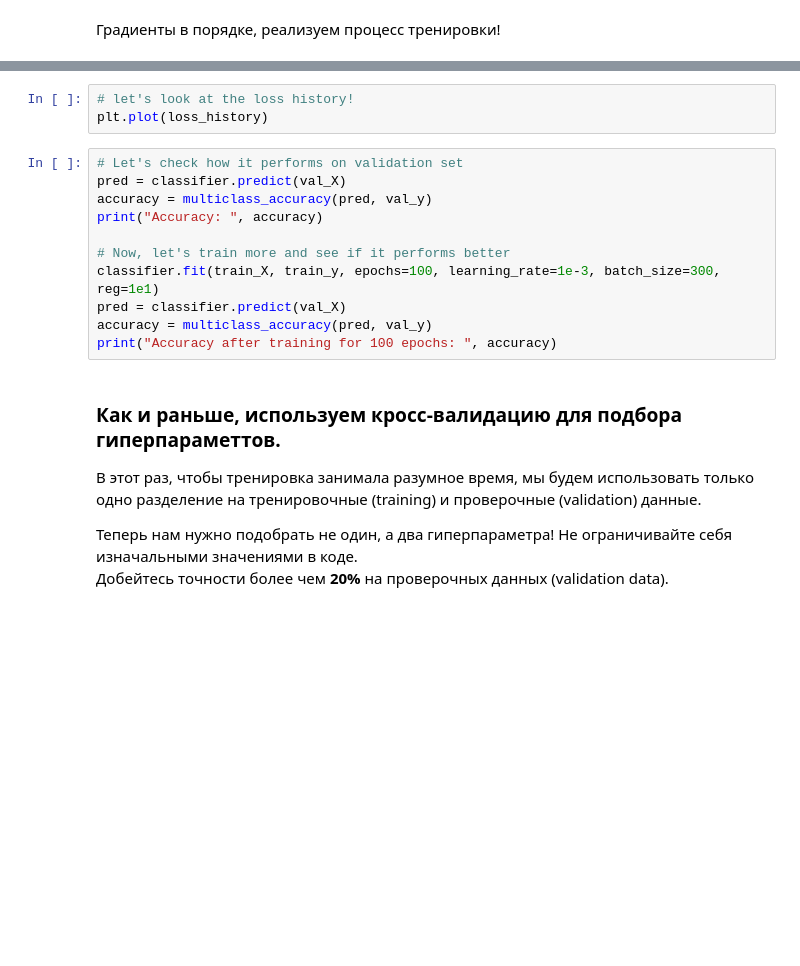
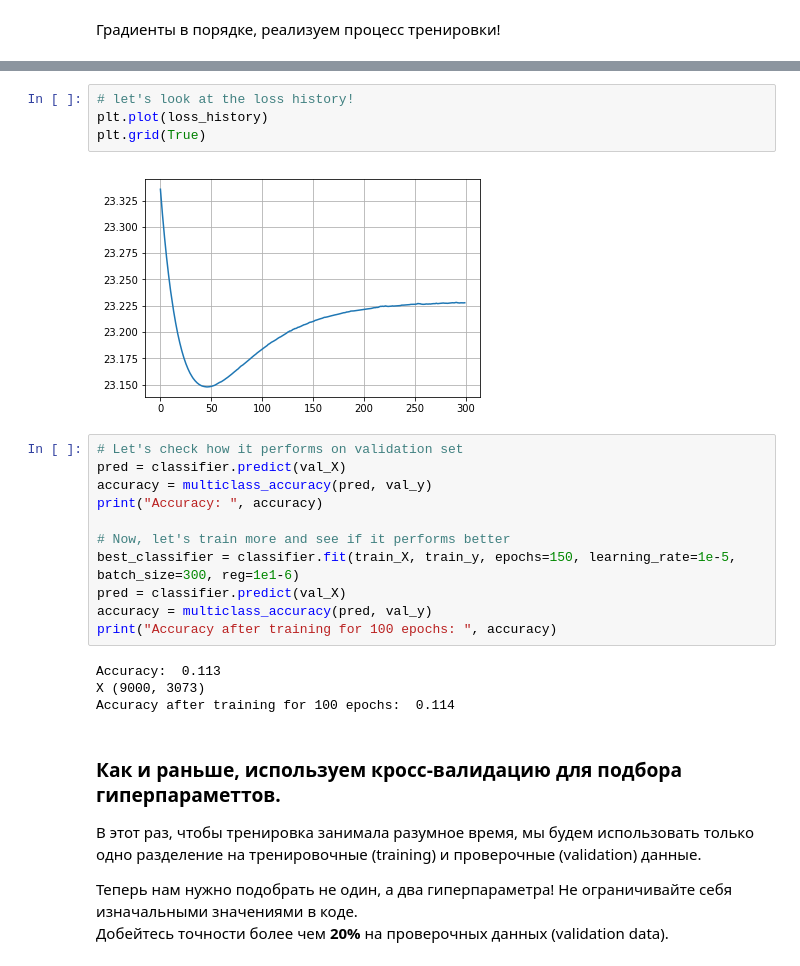
Before and after one commit to yura-kit/dlcourse_ai, a Jupyter notebook: assignments/assignment1/Linear classifier.ipynb, the cells around one changed output, grey strips where cells are left out. Cells and saved outputs as stored; diff of their text form; blank space fills up the shorter version.

```diff
--- a/assignments/assignment1/Linear classifier.ipynb
+++ b/assignments/assignment1/Linear classifier.ipynb
@@ -193,6 +305,9 @@ loss_history = classifier.fit(train_X, train_y, epochs=10, learning_rate=1e-3, b
 # %%
 # let's look at the loss history!
 plt.plot(loss_history)
+plt.grid(True)
+# %% [output]
+[figure, added]
 # %%
 # Let's check how it performs on validation set
 pred = classifier.predict(val_X)
@@ -200,10 +315,14 @@ accuracy = multiclass_accuracy(pred, val_y)
 print("Accuracy: ", accuracy)
 
 # Now, let's train more and see if it performs better
-classifier.fit(train_X, train_y, epochs=100, learning_rate=1e-3, batch_size=300, reg=1e1)
+best_classifier = classifier.fit(train_X, train_y, epochs=150, learning_rate=1e-5, batch_size=300, reg=1e1-6)
 pred = classifier.predict(val_X)
 accuracy = multiclass_accuracy(pred, val_y)
 print("Accuracy after training for 100 epochs: ", accuracy)
+# %% [output]
+Accuracy:  0.113
+X (9000, 3073)
+Accuracy after training for 100 epochs:  0.114
 # %% [markdown]
 ### Как и раньше, используем кросс-валидацию для подбора гиперпараметтов.
 
```
Also changed, not shown: parts of 10 cells of this notebook, 3 other files.
